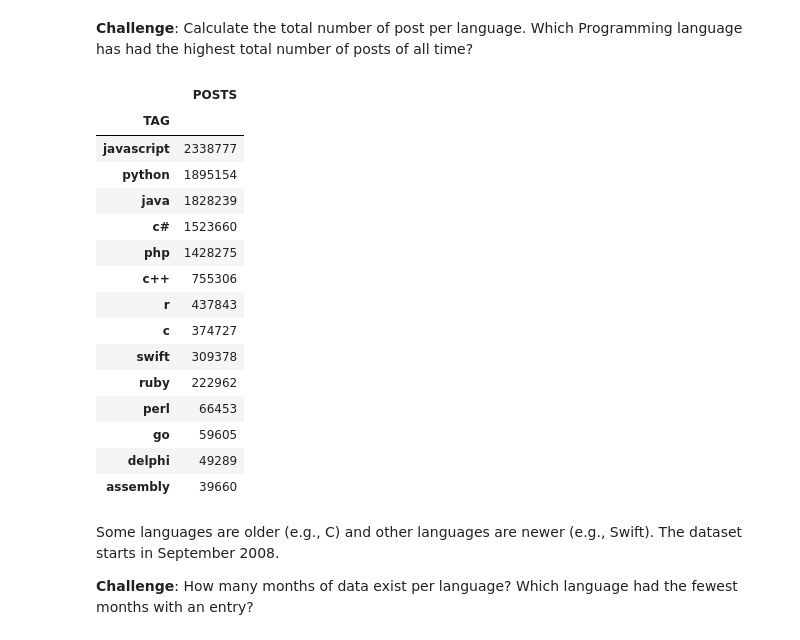
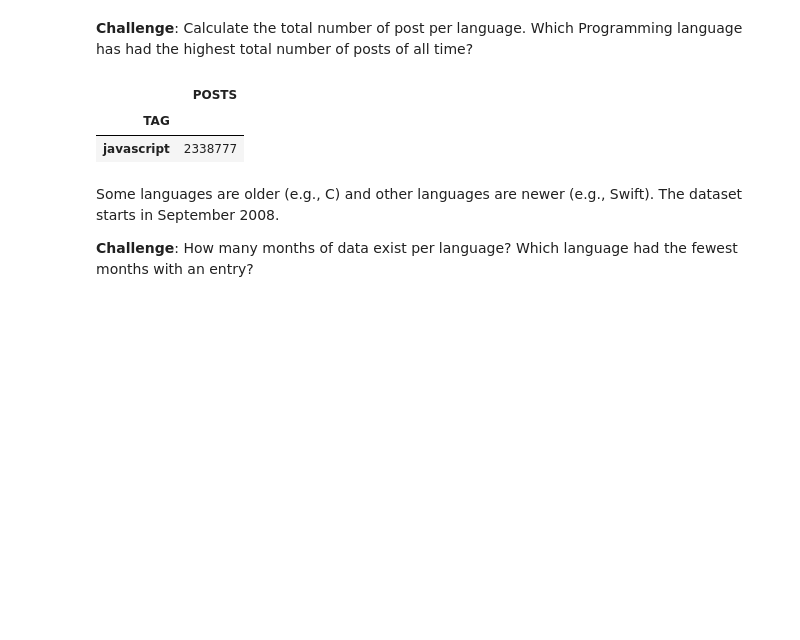
Before and after one commit to zoard-ehmann/100-days-of-python, a Jupyter notebook: Day72/Data_Visualisation/Programming_Languages.ipynb, the cells around one changed output. Cells and saved outputs as stored; diff of their text form; code cells hidden in the pictures; blank space fills up the shorter version.

```diff
--- a/Day72/Data_Visualisation/Programming_Languages.ipynb
+++ b/Day72/Data_Visualisation/Programming_Languages.ipynb
@@ -63,24 +63,11 @@ dtype: int64
 **Challenge**: Calculate the total number of post per language.
 Which Programming language has had the highest total number of posts of all time?
 # %%
-df[['TAG', 'POSTS']].groupby('TAG').sum().sort_values(by='POSTS', ascending=False)
+df[['TAG', 'POSTS']].groupby('TAG').sum().sort_values(by='POSTS', ascending=False).head(1)
 # %% [output]
 |  | POSTS |
 | TAG |  |
 | javascript | 2338777 |
-| python | 1895154 |
-| java | 1828239 |
-| c# | 1523660 |
-| php | 1428275 |
-| c++ | 755306 |
-| r | 437843 |
-| c | 374727 |
-| swift | 309378 |
-| ruby | 222962 |
-| perl | 66453 |
-| go | 59605 |
-| delphi | 49289 |
-| assembly | 39660 |
 # %% [markdown]
 Some languages are older (e.g., C) and other languages are newer (e.g., Swift). The dataset starts in September 2008.
 
```
Also changed, not shown: parts of 26 cells of this notebook.
